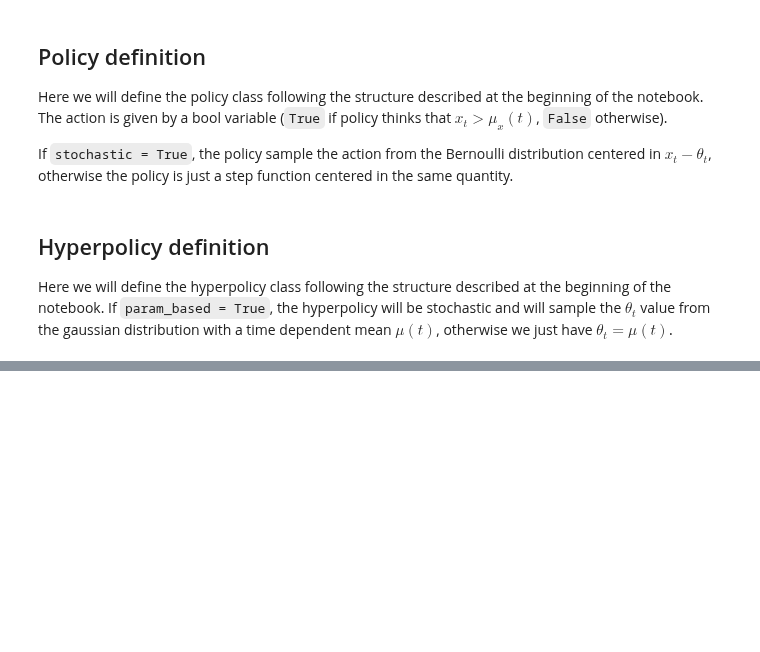
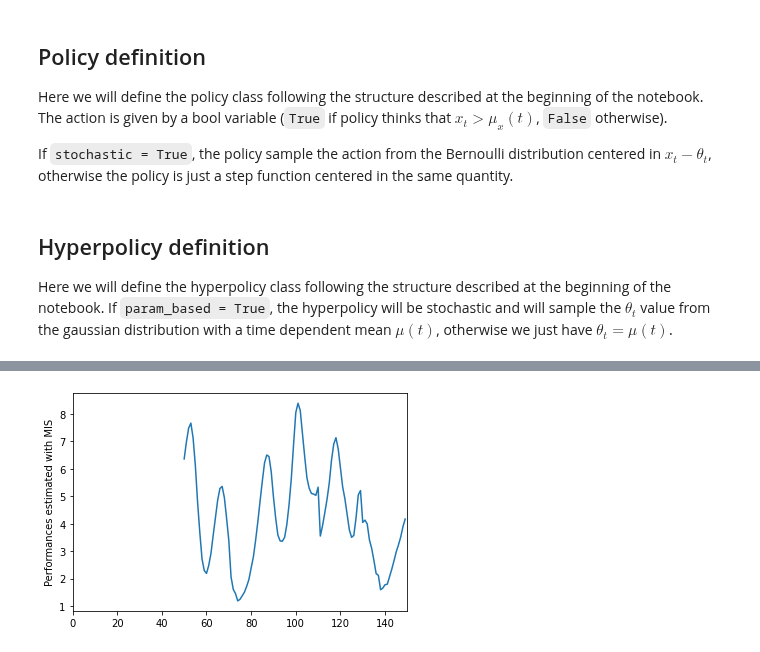
Before and after one commit to francescovidaich964/Como_lake, a Jupyter notebook: bandit_tests/non-stat_contextual_bandits.ipynb, the cells around one changed output, grey strips where cells are left out. Saved outputs shown, nothing was run; the diff lists cells and outputs as text; code cells hidden in the pictures; blank space fills up the shorter version.

```diff
--- a/bandit_tests/non-stat_contextual_bandits.ipynb
+++ b/bandit_tests/non-stat_contextual_bandits.ipynb
@@ -223,0 +273,20 @@ False
+# %%
+### Test the performance estimators on a sliding window of lenght 50
+alpha = 50
+performances = np.array([])
+
+shifted_rewards = rewards + 10
+
+# Estimator works only after alpha timesteps and take into account also
+# the rewards at time t, thus the right limit for the interval is t+1
+for t in range(alpha,len(rewards)):
+    J_MIS = MIS_estimator(nu, thetas[t-alpha:t+1], shifted_rewards[t-alpha:t+1], t)
+    performances = np.append(performances, J_MIS)
+
+# Plot estimated performance
+plt.plot(np.arange(alpha,t+1), performances)
+plt.xlim(0,150)
+plt.ylabel("Performances estimated with MIS")
+plt.show()
+# %% [output]
+[figure, added]
```
Also changed, not shown: parts of 10 cells of this notebook.
